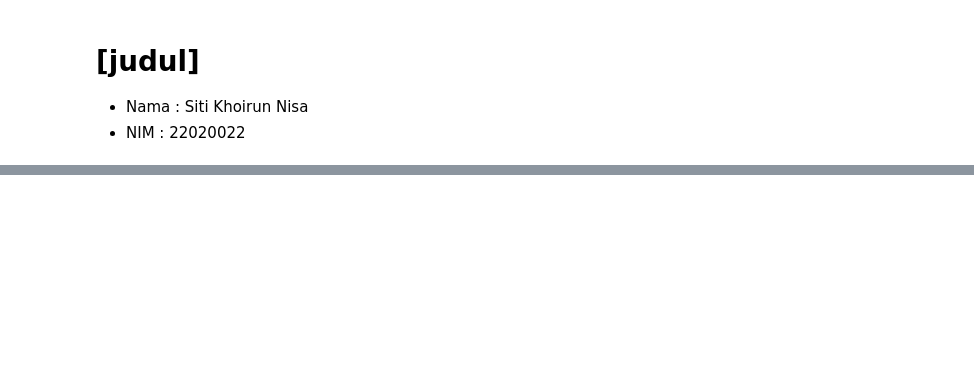
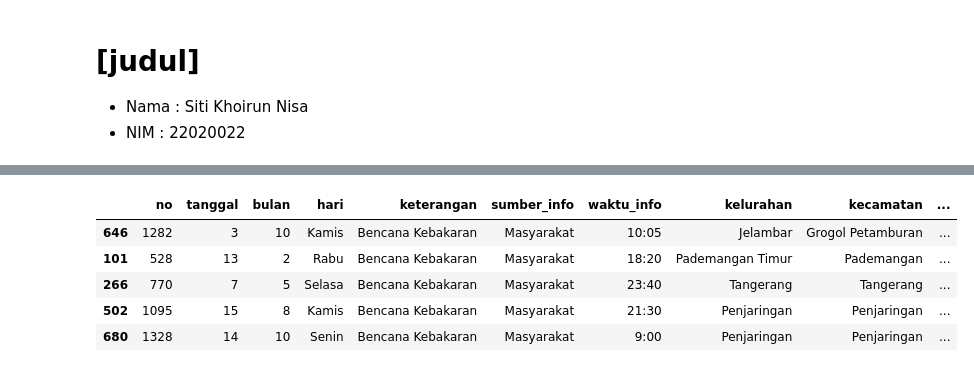
Before and after one commit to ruang-belajar/notebook-1-SitiKhoirunNisaa, a Jupyter notebook: notebook1.ipynb, the cells around one changed output, grey strips where cells are left out. Saved outputs shown, nothing was run; the diff lists cells and outputs as text; code cells hidden in the pictures; blank space fills up the shorter version.

```diff
--- a/notebook1.ipynb
+++ b/notebook1.ipynb
@@ -166,0 +73,11 @@ display(filtered_data)
+# %%
+#3. Tampilkan/Filter 5 kejadian yang tingkat kerugiannya paling besar
+df3 = df.sort_values(by='kerugian', ascending=False).head(5)
+df3
+# %% [output]
+|  | no | tanggal | bulan | hari | keterangan | sumber_info | waktu_info | kelurahan | kecamatan | ... |
+| 646 | 1282 | 3 | 10 | Kamis | Bencana Kebakaran | Masyarakat | 10:05 | Jelambar | Grogol Petamburan | ... |
+| 101 | 528 | 13 | 2 | Rabu | Bencana Kebakaran | Masyarakat | 18:20 | Pademangan Timur | Pademangan | ... |
+| 266 | 770 | 7 | 5 | Selasa | Bencana Kebakaran | Masyarakat | 23:40 | Tangerang | Tangerang | ... |
+| 502 | 1095 | 15 | 8 | Kamis | Bencana Kebakaran | Masyarakat | 21:30 | Penjaringan | Penjaringan | ... |
+| 680 | 1328 | 14 | 10 | Senin | Bencana Kebakaran | Masyarakat | 9:00 | Penjaringan | Penjaringan | ... |
```
Also changed, not shown: parts of 17 cells of this notebook.
